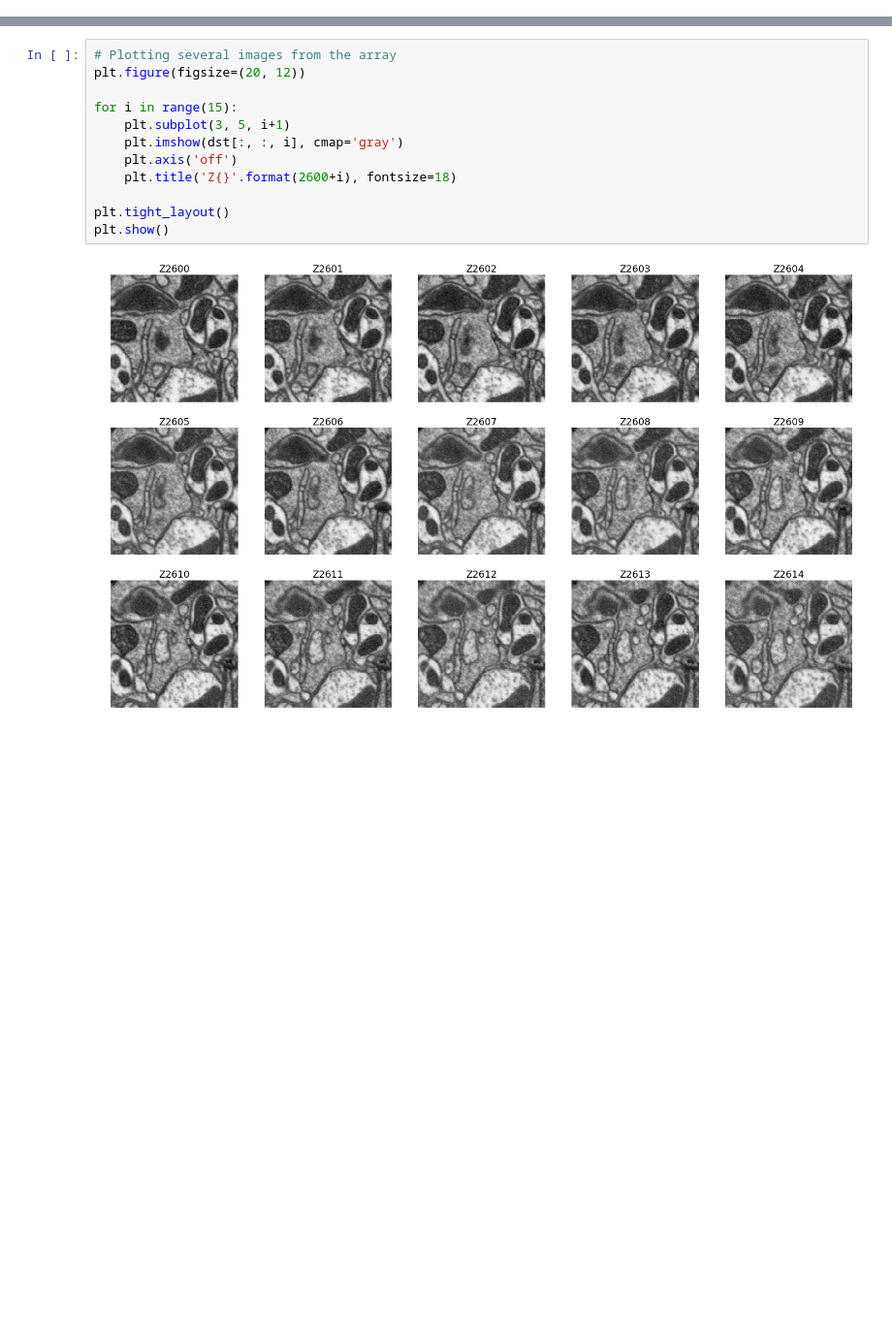
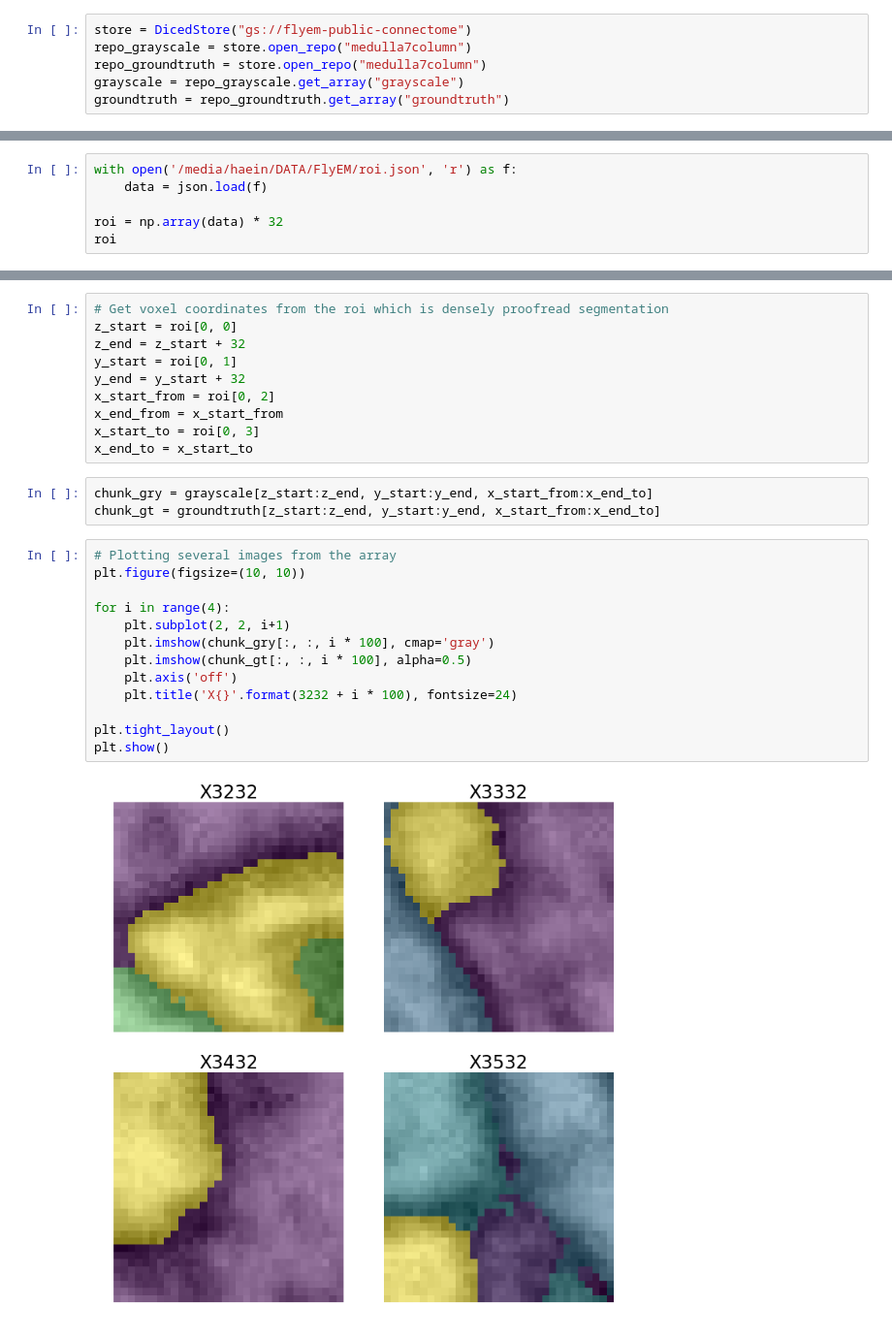
Before and after one commit to haeinkim/fira-capstone-project, a Jupyter notebook: FIB25_EDA.ipynb, the cells around one changed output, grey strips where cells are left out. Shown at 97% size. Cells and saved outputs as stored; diff of their text form; blank space fills up the shorter version.

Commit message:
figuring out data from the synapse and roi.json

```diff
--- a/FIB25_EDA.ipynb
+++ b/FIB25_EDA.ipynb
@@ -35,0 +11,6 @@ for i, fname in enumerate(fnames):
+# %%
+store = DicedStore("gs://flyem-public-connectome")
+repo_grayscale = store.open_repo("medulla7column")
+repo_groundtruth = store.open_repo("medulla7column")
+grayscale = repo_grayscale.get_array("grayscale")
+groundtruth = repo_groundtruth.get_array("groundtruth")
@@ -35,0 +19,6 @@ for i, fname in enumerate(fnames):
+# %%
+with open('/media/haein/DATA/FlyEM/roi.json', 'r') as f:
+    data = json.load(f)
+
+roi = np.array(data) * 32
+roi
@@ -36,14 +33,28 @@ for i, fname in enumerate(fnames):
+# %%
+# Get voxel coordinates from the roi which is densely proofread segmentation
+z_start = roi[0, 0]
+z_end = z_start + 32
+y_start = roi[0, 1]
+y_end = y_start + 32
+x_start_from = roi[0, 2]
+x_end_from = x_start_from
+x_start_to = roi[0, 3]
+x_end_to = x_start_to
+# %%
+chunk_gry = grayscale[z_start:z_end, y_start:y_end, x_start_from:x_end_to]
+chunk_gt = groundtruth[z_start:z_end, y_start:y_end, x_start_from:x_end_to]
 # %%
 # Plotting several images from the array
-plt.figure(figsize=(20, 12))
+plt.figure(figsize=(10, 10))
 
-for i in range(15):
-    plt.subplot(3, 5, i+1)
-    plt.imshow(dst[:, :, i], cmap='gray')
+for i in range(4):
+    plt.subplot(2, 2, i+1)
+    plt.imshow(chunk_gry[:, :, i * 100], cmap='gray')
+    plt.imshow(chunk_gt[:, :, i * 100], alpha=0.5)
     plt.axis('off')
-    plt.title('Z{}'.format(2600+i), fontsize=18)
+    plt.title('X{}'.format(3232 + i * 100), fontsize=24)
 
 plt.tight_layout()
 plt.show()
 # %% [output]
-[figure, old version]
+[figure, new version]
```
Also changed, not shown: parts of 19 cells of this notebook, 3 other files.
